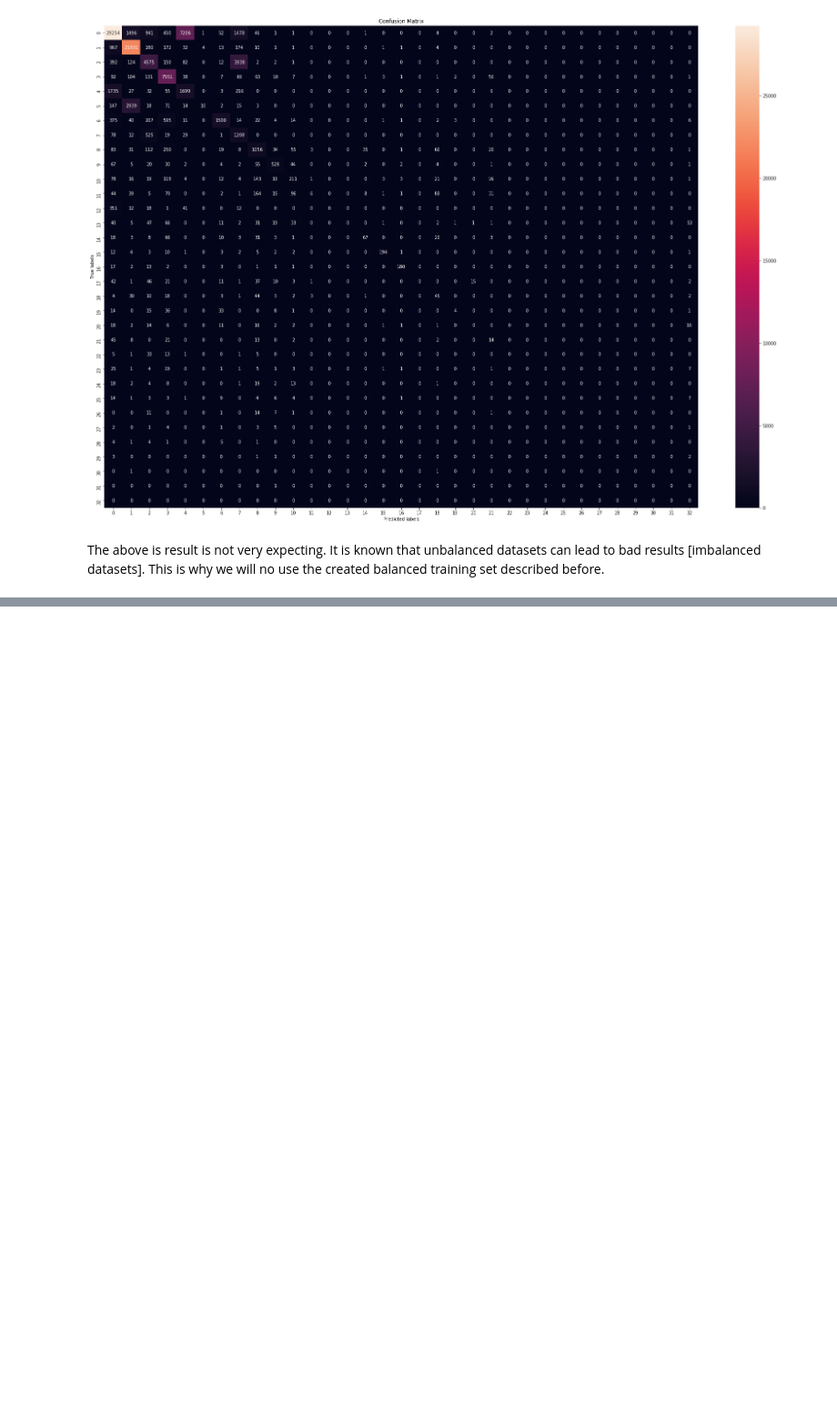
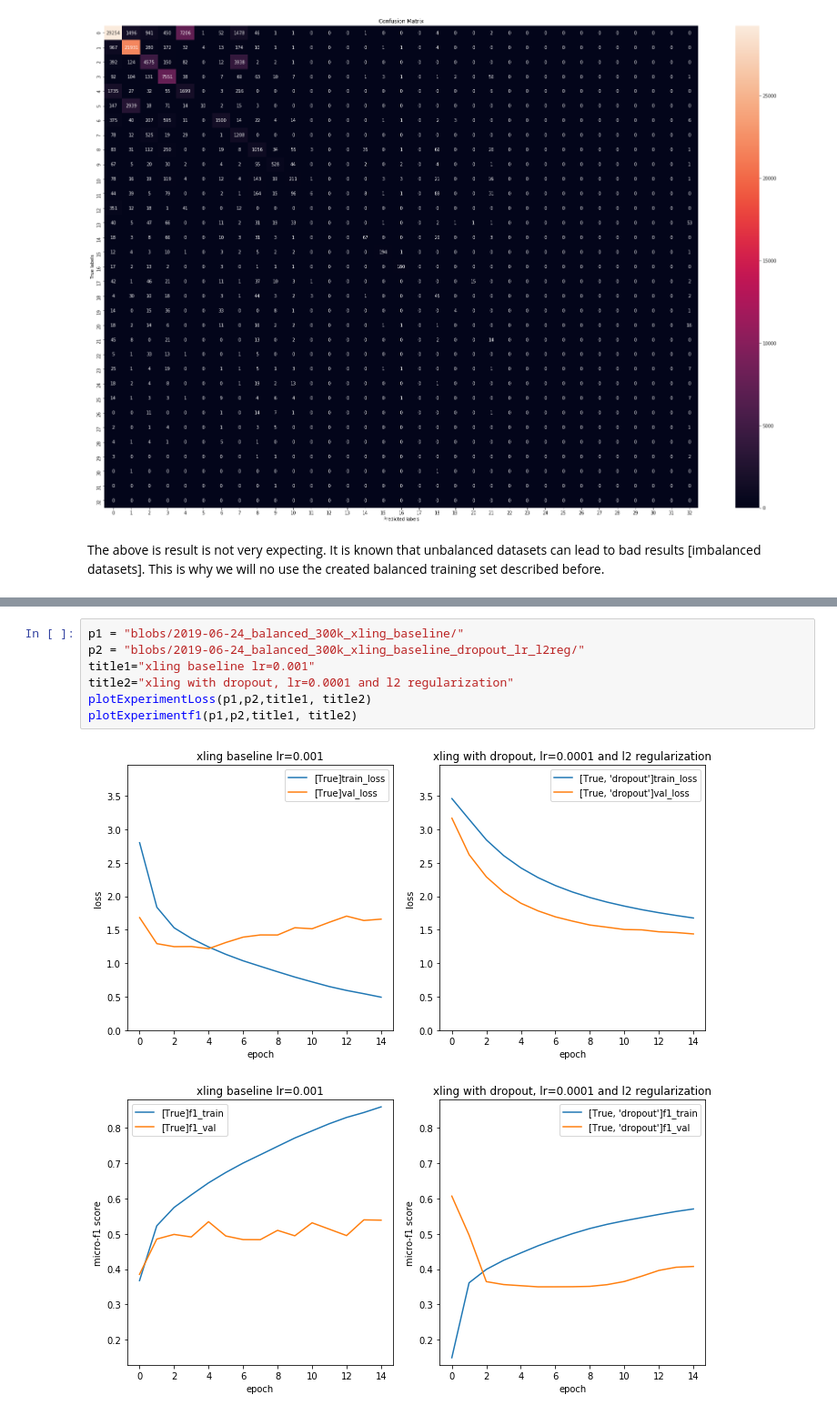
Before and after one commit to sorgmi/amazon_category_prediction, a Jupyter notebook: report.ipynb, the cells around one changed output, grey strips where cells are left out. Shown: that part at 91% size. Saved outputs shown, nothing was run; the diff lists cells and outputs as text; blank space fills up the shorter version.

```diff
--- a/report.ipynb
+++ b/report.ipynb
@@ -264,0 +337,10 @@ The above is result is not very expecting. It is known that unbalanced datasets
+# %%
+p1 = "blobs/2019-06-24_balanced_300k_xling_baseline/"
+p2 = "blobs/2019-06-24_balanced_300k_xling_baseline_dropout_lr_l2reg/"
+title1="xling baseline lr=0.001"
+title2="xling with dropout, lr=0.0001 and l2 regularization"
+plotExperimentLoss(p1,p2,title1, title2)
+plotExperimentf1(p1,p2,title1, title2)
+# %% [output]
+[figure, added]
+[figure, added]
```
Also changed, not shown: parts of 24 cells of this notebook, 8 other files.
